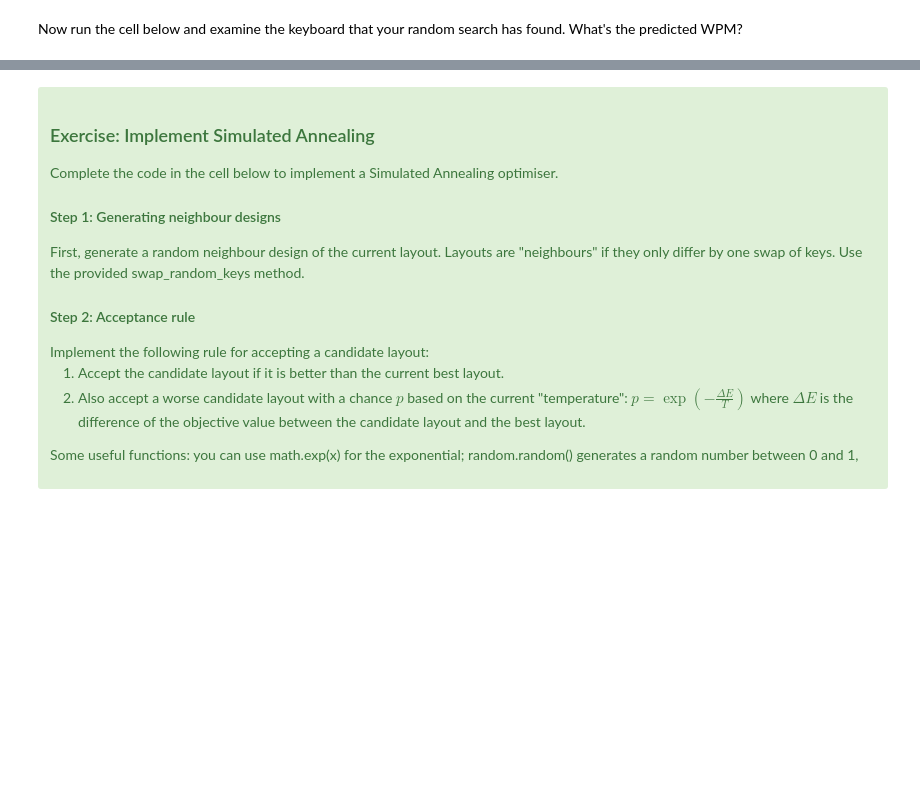
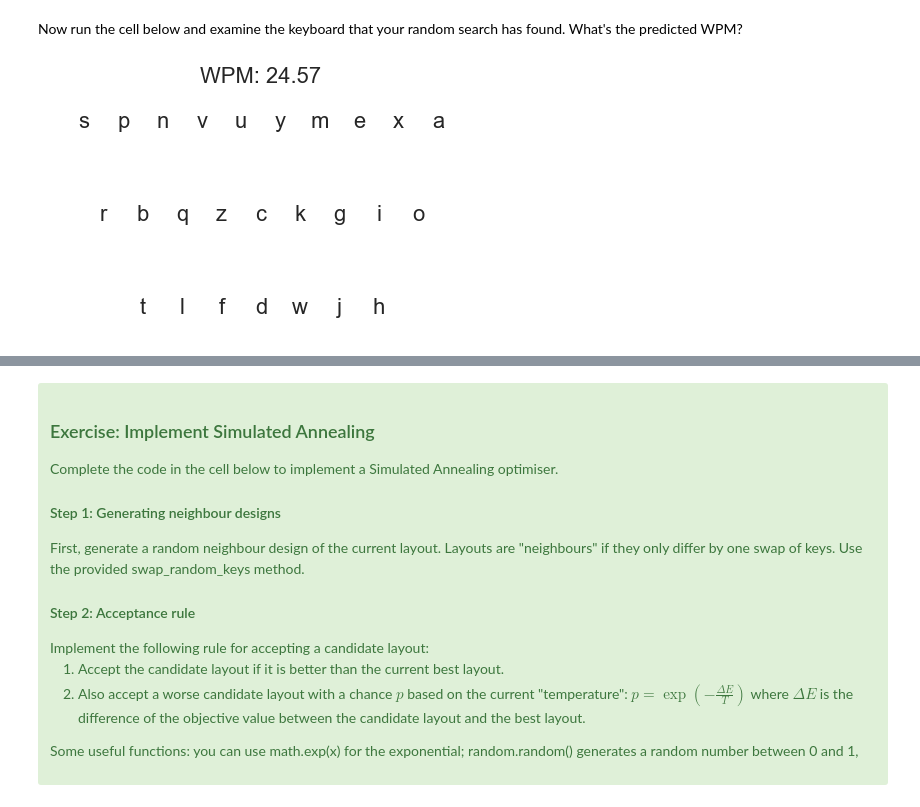
Before and after one commit to da-bu/ath2018, a Jupyter notebook: ath2018_keyboard_optimisation.ipynb, the cells around one changed output, grey strips where cells are left out. Drawn from its saved outputs; the diff is of its cells as text; code cells hidden in the pictures; blank space fills up the shorter version.

```diff
--- a/ath2018_keyboard_optimisation.ipynb
+++ b/ath2018_keyboard_optimisation.ipynb
@@ -90,10 +96,10 @@ def movement_time_from_key_to_key(i, j, D, W=1, a=0, b=0.204, arep=0.127):
     mt = 0
     if i == j: # double tap on same key
         # TODO: implement Fitts' law for the double tap case
-        mt =
+        mt = arep + b * math.log(D/W + 1, 2)
     else: # move from key i to key j
         # TODO: immplement Fitts' law
-        mt =
+        mt = a + b * math.log(D/W + 1, 2)
     return mt
 # %% [markdown]
 # Objective function component 2: Language model
@@ -144,10 +153,10 @@ def objective_function(layout, key_locations, language_model):
     objective_value = 0
     for i, character in enumerate(layout):
         for j, character2 in enumerate(layout):
-            frequency = # TODO: lookup frequency of this bigram in language model
-            key_distance = # TODO: compute the distance of the two key locations
-            movement_time = # TODO: compute the movement time using Fitts' Law
-            objective_value += # TODO: update objective value
+            frequency = language_model[character+character2]# TODO: lookup frequency of this bigram in language model
+            key_distance = distance(key_locations[i], key_locations[j])# TODO: compute the distance of the two key locations
+            movement_time = movement_time_from_key_to_key(i, j, key_distance)# TODO: compute the movement time using Fitts' Law
+            objective_value += frequency * movement_time # TODO: update objective value
     return objective_value
 # %% [markdown]
 # Optimisation
@@ -183,19 +194,24 @@ def random_search_optimiser(objective_function, layout, key_locations, language_
     for iteration in range(max_iterations):
 
         # Try out a new random layout:
-        candidate = # TODO: choose a random layout
-        candidate_objective_value = # TODO: evaluate the candidate with the objective function
+        candidate = random.sample(layout, len(layout))# TODO: choose a random layout
+        candidate_objective_value = objective_function(candidate, key_locations, language_model)# TODO: evaluate the candidate with the objective function
 
         # If we found a better layout than the best one so far, save it as the new best one:
         # TODO: implement updating the best layout/value
+        if candidate_objective_value > best_objective_value:
+            best_layout = candidate
+            best_objective_value = candidate_objective_value
 
     return best_layout, best_objective_value
 # %% [markdown]
 Now run the cell below and examine the keyboard that your random search has found. What's the predicted WPM?
 # %%
 best_layout, best_ov = random_search_optimiser(
-    objective_function, characters, key_locations, language_model, max_iterations=1000)
+    objective_function, qwerty, key_locations, language_model, max_iterations=1000)
 plot_keyboard(best_layout, key_locations, 'WPM: %.2f' % wpm(best_ov))
+# %% [output]
+[figure, added]
 # %% [markdown]
 ## Meta-heuristics: Simulated Annealing
 
```
Also changed, not shown: parts of 9 cells of this notebook, 1 other file.
